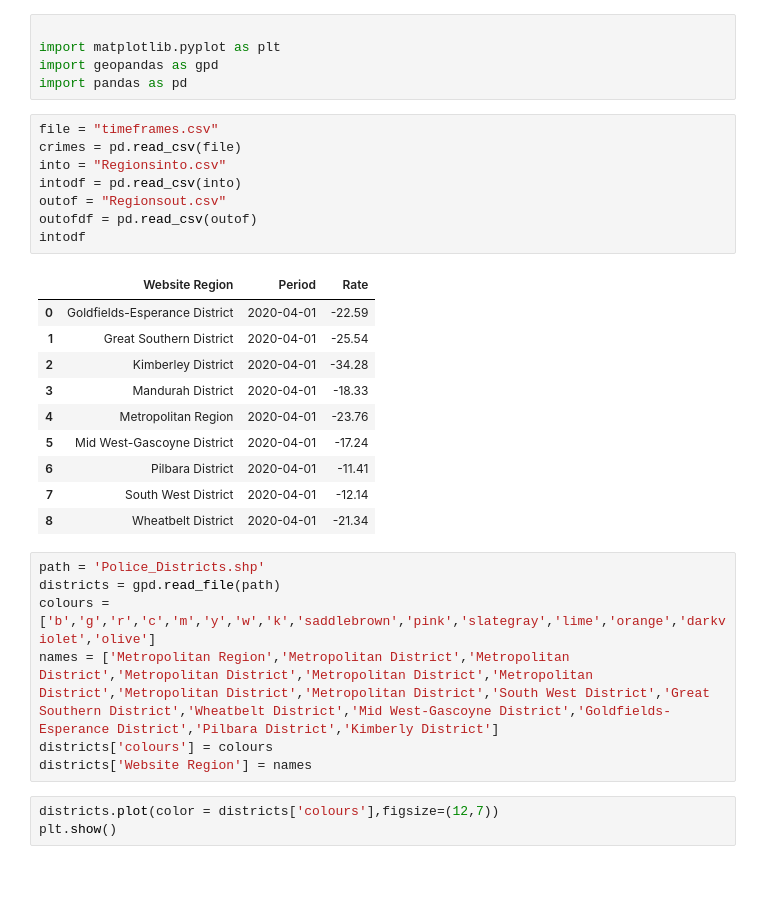
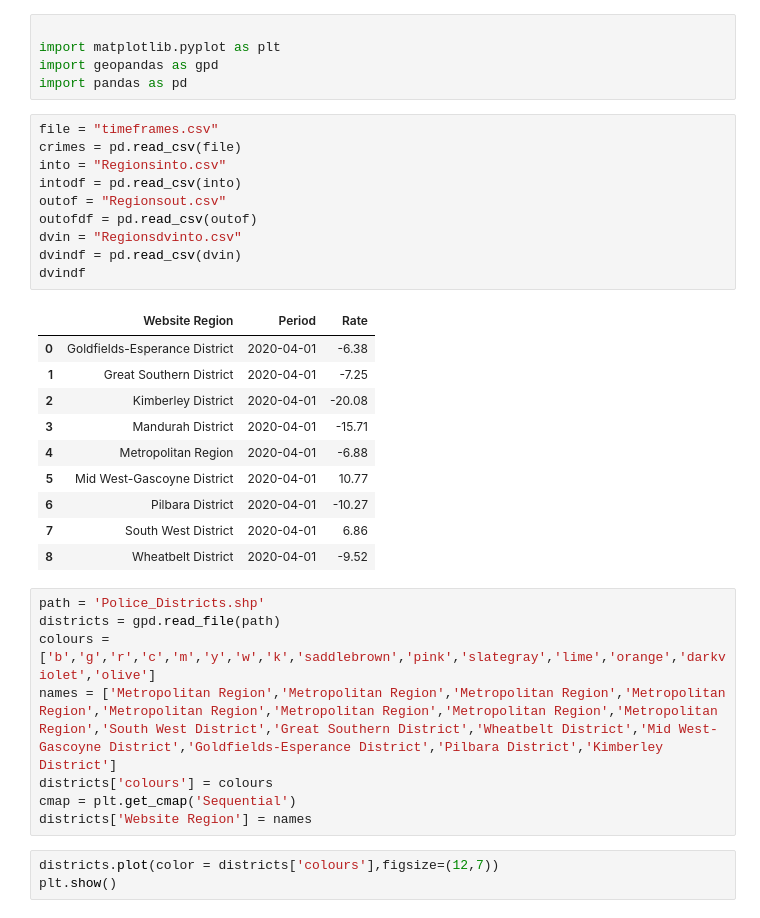
Before and after one commit to FernB/WACrimeRatesCovid19, a Jupyter notebook: Untitled.ipynb, the cells around one changed output. Cells and saved outputs as stored; diff of their text form; blank space fills up the shorter version.

```diff
--- a/Untitled.ipynb
+++ b/Untitled.ipynb
@@ -8,28 +8,31 @@ import pandas as pd
 # %%
 file = "timeframes.csv"
 crimes = pd.read_csv(file)
 into = "Regionsinto.csv"
 intodf = pd.read_csv(into)
 outof = "Regionsout.csv"
 outofdf = pd.read_csv(outof)
-intodf
+dvin = "Regionsdvinto.csv"
+dvindf = pd.read_csv(dvin)
+dvindf
 # %% [output]
 |  | Website Region | Period | Rate |
-| 0 | Goldfields-Esperance District | 2020-04-01 | -22.59 |
-| 1 | Great Southern District | 2020-04-01 | -25.54 |
-| 2 | Kimberley District | 2020-04-01 | -34.28 |
-| 3 | Mandurah District | 2020-04-01 | -18.33 |
-| 4 | Metropolitan Region | 2020-04-01 | -23.76 |
-| 5 | Mid West-Gascoyne District | 2020-04-01 | -17.24 |
-| 6 | Pilbara District | 2020-04-01 | -11.41 |
-| 7 | South West District | 2020-04-01 | -12.14 |
-| 8 | Wheatbelt District | 2020-04-01 | -21.34 |
+| 0 | Goldfields-Esperance District | 2020-04-01 | -6.38 |
+| 1 | Great Southern District | 2020-04-01 | -7.25 |
+| 2 | Kimberley District | 2020-04-01 | -20.08 |
+| 3 | Mandurah District | 2020-04-01 | -15.71 |
+| 4 | Metropolitan Region | 2020-04-01 | -6.88 |
+| 5 | Mid West-Gascoyne District | 2020-04-01 | 10.77 |
+| 6 | Pilbara District | 2020-04-01 | -10.27 |
+| 7 | South West District | 2020-04-01 | 6.86 |
+| 8 | Wheatbelt District | 2020-04-01 | -9.52 |
 # %%
 path = 'Police_Districts.shp'
 districts = gpd.read_file(path)
 colours = ['b','g','r','c','m','y','w','k','saddlebrown','pink','slategray','lime','orange','darkviolet','olive']
-names = ['Metropolitan Region','Metropolitan District','Metropolitan District','Metropolitan District','Metropolitan District','Metropolitan District','Metropolitan District','Metropolitan District','South West District','Great Southern District','Wheatbelt District','Mid West-Gascoyne District','Goldfields-Esperance District','Pilbara District','Kimberly District']
+names = ['Metropolitan Region','Metropolitan Region','Metropolitan Region','Metropolitan Region','Metropolitan Region','Metropolitan Region','Metropolitan Region','Metropolitan Region','South West District','Great Southern District','Wheatbelt District','Mid West-Gascoyne District','Goldfields-Esperance District','Pilbara District','Kimberley District']
 districts['colours'] = colours
+cmap = plt.get_cmap('Sequential')
 districts['Website Region'] = names
 # %%
 districts.plot(color = districts['colours'],figsize=(12,7))
```
Also changed, not shown: parts of 4 cells of this notebook, 6 other files.
